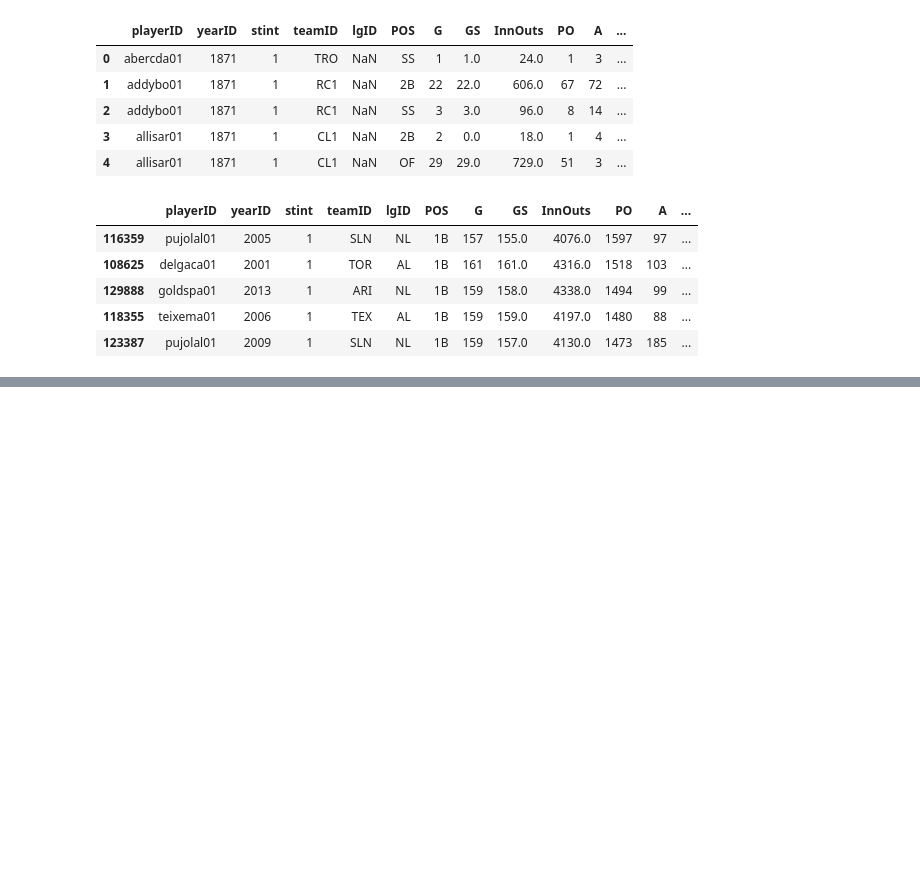
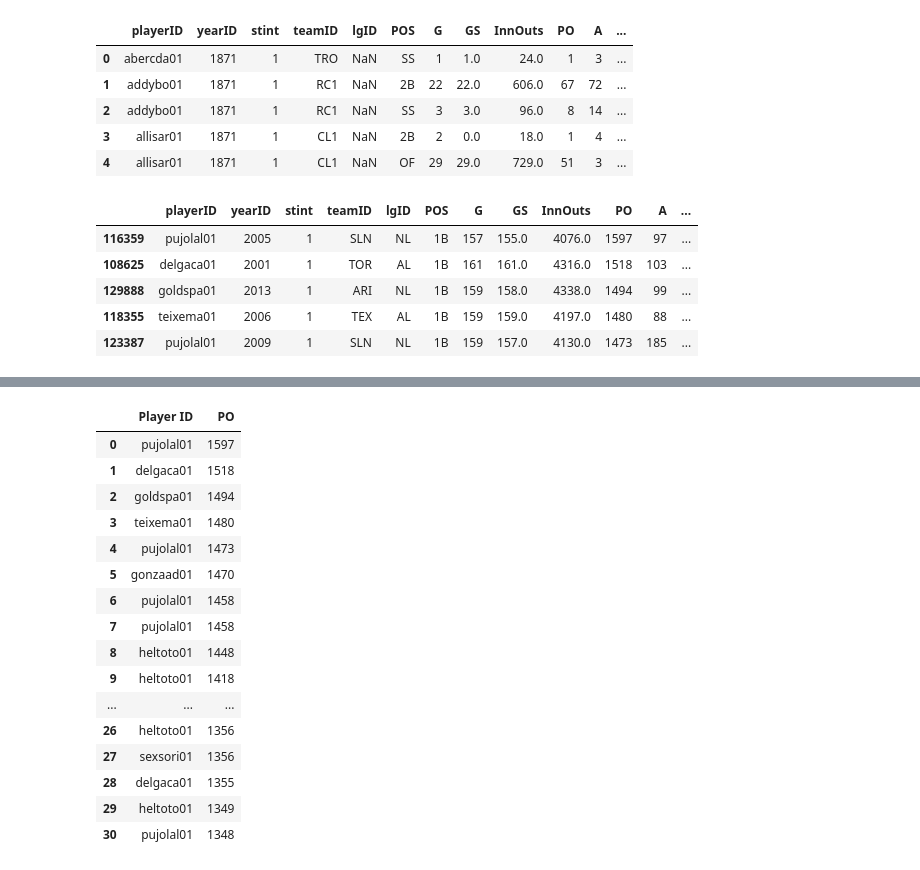
Before and after one commit to data301-2021-winter1/project-group37-project, a Jupyter notebook: notebooks/analysis2.ipynb, the cells around one changed output, grey strips where cells are left out. Drawn from its saved outputs; the diff is of its cells as text; code cells hidden in the pictures; blank space fills up the shorter version.

```diff
--- a/notebooks/analysis2.ipynb
+++ b/notebooks/analysis2.ipynb
@@ -284,0 +306,21 @@ fieldingSS2_clean
+# %%
+fielding9_clean = fieldingSS2_clean[fieldingSS2_clean["PO"] > 1342]
+fielding9_clean
+# %% [output]
+|  | Player ID | PO |
+| 0 | pujolal01 | 1597 |
+| 1 | delgaca01 | 1518 |
+| 2 | goldspa01 | 1494 |
+| 3 | teixema01 | 1480 |
+| 4 | pujolal01 | 1473 |
+| 5 | gonzaad01 | 1470 |
+| 6 | pujolal01 | 1458 |
+| 7 | pujolal01 | 1458 |
+| 8 | heltoto01 | 1448 |
+| 9 | heltoto01 | 1418 |
+| ... | ... | ... |
+| 26 | heltoto01 | 1356 |
+| 27 | sexsori01 | 1356 |
+| 28 | delgaca01 | 1355 |
+| 29 | heltoto01 | 1349 |
+| 30 | pujolal01 | 1348 |
```
Also changed, not shown: parts of 6 cells of this notebook.
